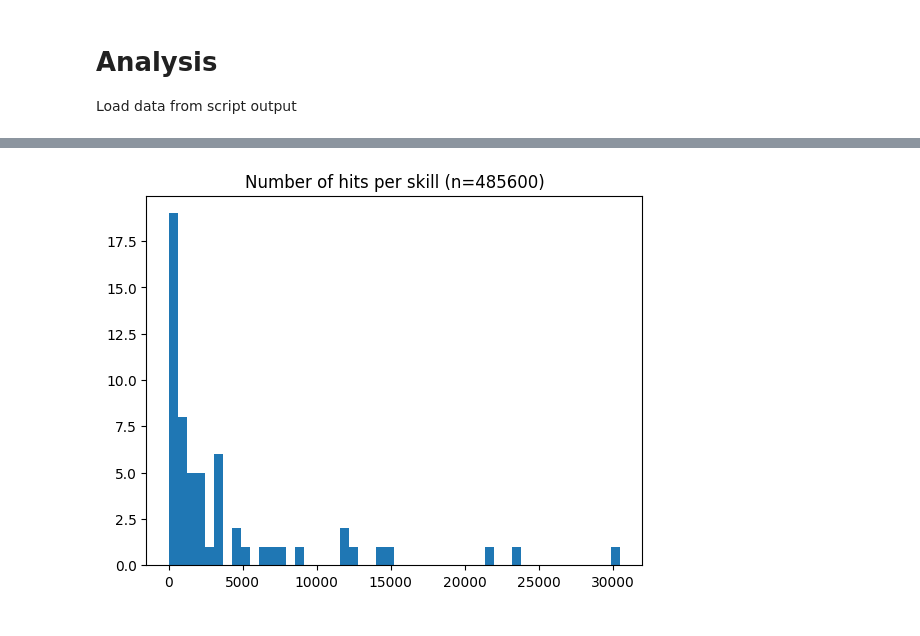
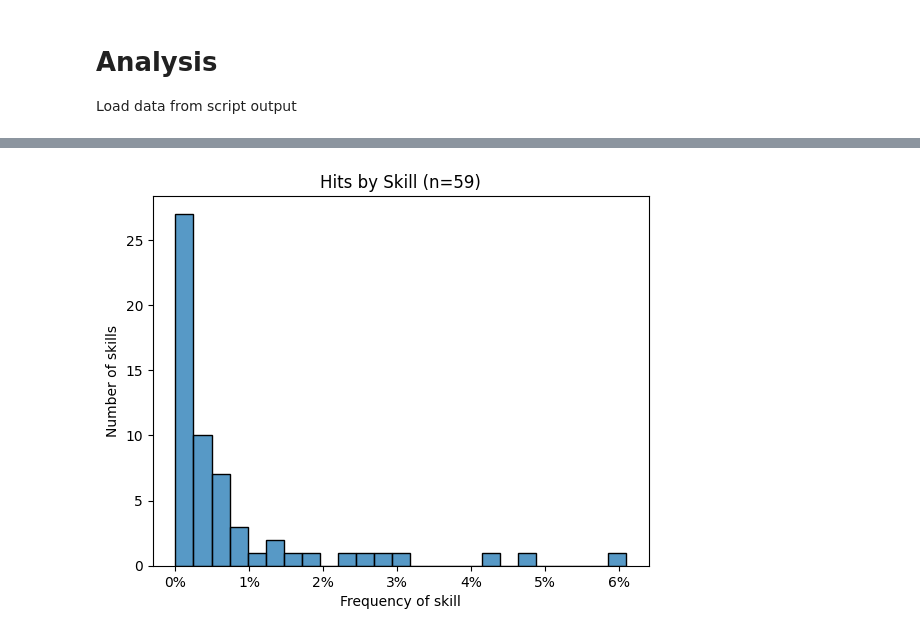
Before and after one commit to shivster2000/grammarctg, a Jupyter notebook: experiments/017_descriptive_stats.ipynb, the cells around one changed output, grey strips where cells are left out. Cells and saved outputs as stored; diff of their text form; code cells hidden in the pictures.

```diff
--- a/experiments/017_descriptive_stats.ipynb
+++ b/experiments/017_descriptive_stats.ipynb
@@ -144,10 +99,13 @@ responses = [e[1] for e in extracts]
-# %%
-hit_ratios = np.array([len(np.unique(indices)) for indices in all_hit_indices.values()])
-plt.hist(hit_ratios, bins=50)
-plt.title(f"Number of hits per skill (n={len(extracts)})")
-plt.show()
-# %% [output]
-[figure, removed]
+# %%
+hit_ratios = np.array([len(np.unique(indices)) for indices in all_hit_indices.values()])
+sns.histplot(hit_ratios, bins=25)
+plt.gca().set_xticklabels([f'{x/len(extracts):.0%}' for x in plt.gca().get_xticks()])
+plt.ylabel("Number of skills")
+plt.xlabel("Frequency of skill")
+plt.title(f"Hits by Skill (n={len(all_hit_indices):,})")
+plt.show()
+# %% [output]
+[figure, added]
 # %%
 (hit_ratios<100).sum()
 # %% [output]
```
Also changed, not shown: parts of 9 cells of this notebook, 20 other files.
